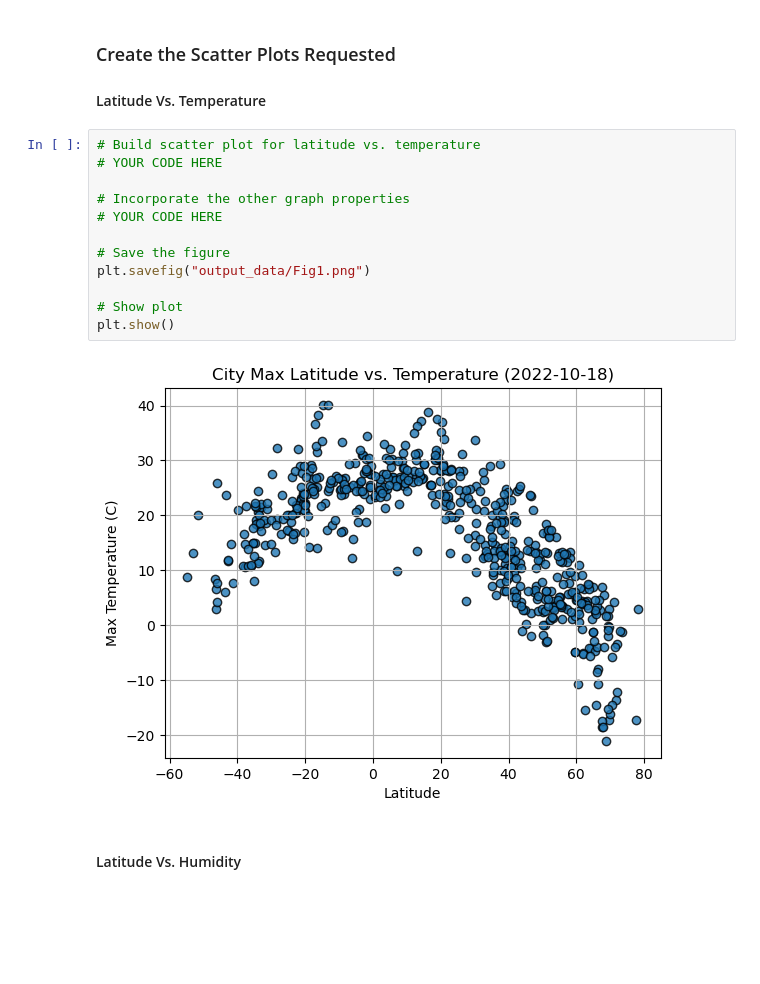
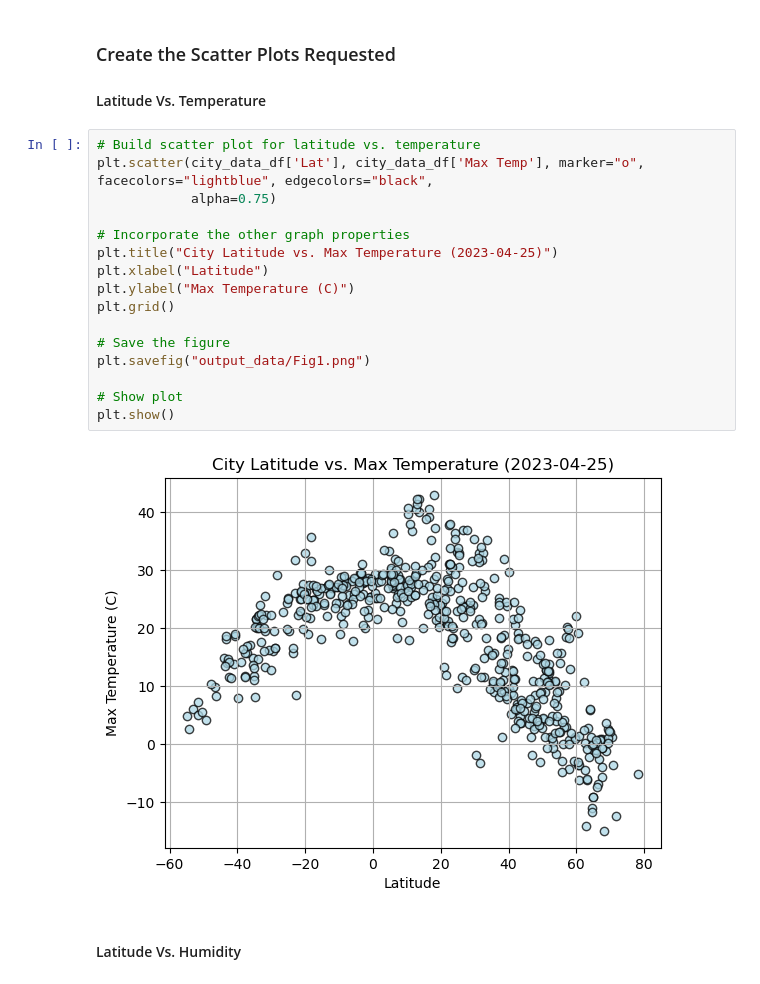
Before and after one commit to Daniels2023/API-Python, a Jupyter notebook: WeatherPy.ipynb, the cells around one changed output. Saved outputs shown, nothing was run; the diff lists cells and outputs as text; blank space fills up the shorter version.

```diff
--- a/WeatherPy.ipynb
+++ b/WeatherPy.ipynb
@@ -212,18 +196,22 @@ city_data_df.head()
 #### Latitude Vs. Temperature
 # %%
 # Build scatter plot for latitude vs. temperature
-# YOUR CODE HERE
+plt.scatter(city_data_df['Lat'], city_data_df['Max Temp'], marker="o", facecolors="lightblue", edgecolors="black",
+            alpha=0.75)
 
 # Incorporate the other graph properties
-# YOUR CODE HERE
+plt.title("City Latitude vs. Max Temperature (2023-04-25)")
+plt.xlabel("Latitude")
+plt.ylabel("Max Temperature (C)")
+plt.grid()
 
 # Save the figure
 plt.savefig("output_data/Fig1.png")
 
 # Show plot
 plt.show()
 # %% [output]
-[figure, old version]
+[figure, new version]
 # %% [markdown]
 #### Latitude Vs. Humidity
 # %%
```
Also changed, not shown: parts of 10 cells of this notebook, 5 other files.
